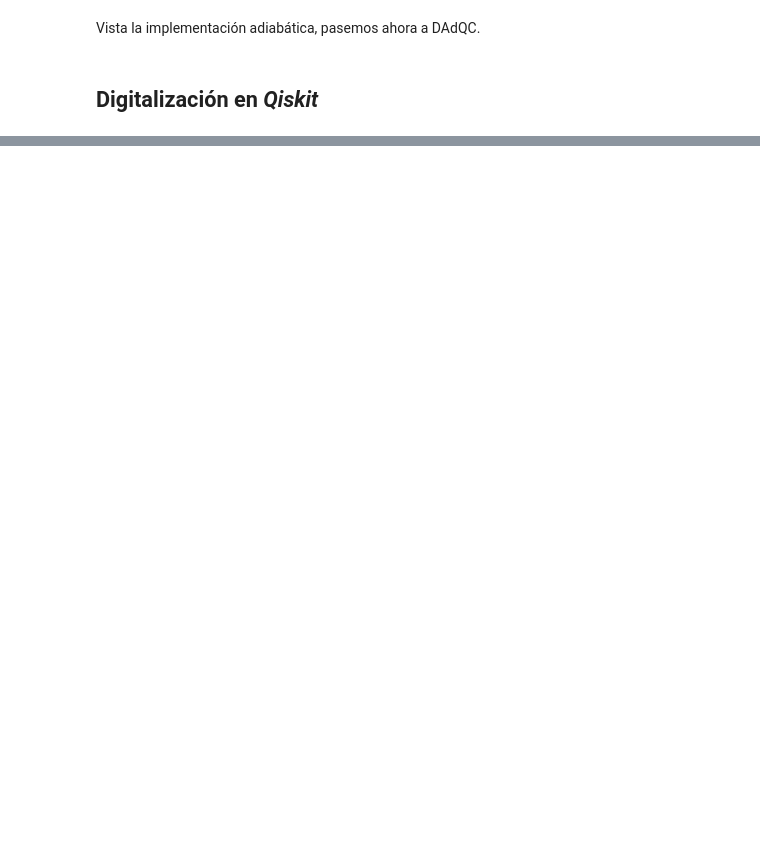
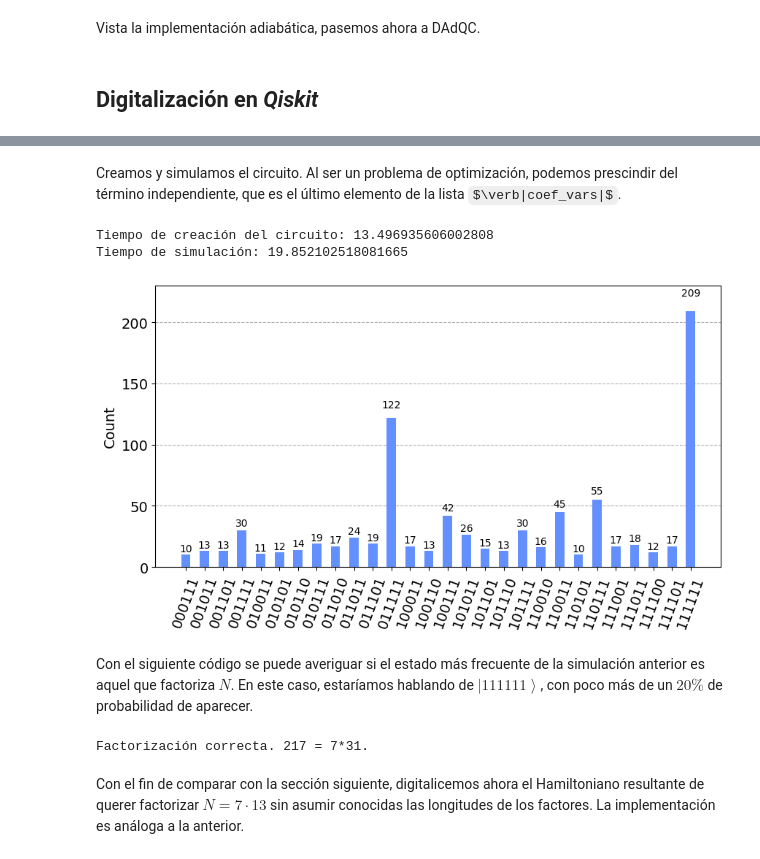
Before and after one commit to Mariomc10/C-digos_TFM, a Jupyter notebook: Shor_Adiabatico.ipynb, the cells around one changed output, grey strips where cells are left out. Saved outputs shown, nothing was run; the diff lists cells and outputs as text; code cells hidden in the pictures; some formulas as TeX source; blank space fills up the shorter version.

```diff
--- a/Shor_Adiabatico.ipynb
+++ b/Shor_Adiabatico.ipynb
@@ -115,0 +255,66 @@ Vista la implementación adiabática, pasemos ahora a DAdQC.
+# %%
+T = 10                      # Tiempo final
+delta_t = 0.01              # Paso
+num_it = int(T/delta_t)     # Número de iteraciones
+hx = -1                     # Coeficiente del Hamiltoniano inicial
+omega = np.pi/(2*T)
+
+# Schedule en función de la iteración en la que se encuentra la troterización
+def lam_t(jt):
+    return np.sin(np.pi/2*np.sin(omega*jt)**2)**2
+# %% [markdown]
+Creamos y simulamos el circuito. Al ser un problema de optimización, podemos prescindir del término independiente, que es el último elemento de la lista $\verb|coef_vars|$.
+# %%
+# Circuito para la digitalización
+t0 = time()
+dig_circuit_qreg = QuantumRegister(nx+ny)
+dig_circuit_creg = ClassicalRegister(nx+ny)
+dig_circuit = QuantumCircuit(dig_circuit_qreg,dig_circuit_creg)
+
+# Comenzamos con el estado fundamental del Hamiltoniano inicial
+dig_circuit.h(dig_circuit_qreg)
+
+# Troterización
+for i in [delta_t*i for i in range(1,num_it+1)]:
+    dig_circuit.rx(2*(1-lam_t(i))*hx*delta_t,dig_circuit_qreg)
+    dig_circuit.barrier()
+    for coef, vars in coef_vars[:-1]:                                                                                # No tomamos el término independiente del Hamiltoniano
+        dig_circuit.append(puerta_coef(int(coef)*lam_t(i)*delta_t,len(vars)),[dig_circuit_qreg[i-1] for i in vars])
+        dig_circuit.barrier()
+
+# Mediciones
+dig_circuit.measure(dig_circuit_qreg,dig_circuit_creg)
+t1 = time()-t0
+print("Tiempo de creación del circuito:",t1)
+
+# Simulación en qasm_simulator
+t0 = time()
+backend = Aer.get_backend("qasm_simulator")
+t_dig_circ = transpile(dig_circuit,backend)
+
+result = backend.run(t_dig_circ,shots=1000).result()
+t1 = time()-t0
+print("Tiempo de simulación:",t1)
+
+dec_counts = {k:v for k,v in result.get_counts().items() if v >= 1000*0.01}
+
+# Mostramos los resultados que superan un 1% de los shots realizados
+display(plot_histogram(dec_counts,figsize=(10,5)))
+# %% [output]
+Tiempo de creación del circuito: 13.496935606002808
+Tiempo de simulación: 19.852102518081665
+[figure, added]
+# %% [markdown]
+Con el siguiente código se puede averiguar si el estado más frecuente de la simulación anterior es aquel que factoriza $N$. En este caso, estaríamos hablando de $\left|111111\right>$, con poco más de un $20\%$ de probabilidad de aparecer.
+# %%
+mejor_resultado = max(dec_counts,key=dec_counts.get)
+x = 2*int(mejor_resultado[0:nx],2) + 1
+y = 2*int(mejor_resultado[-1:nx-1:-1],2) + 1
+if N == x*y:
+    print(f"Factorización correcta. {N} = {x}*{y}.")
+else:
+    print(f"Factorización incorrecta. {N} != {x}*{y}.")
+# %% [output]
+Factorización correcta. 217 = 7*31.
+# %% [markdown]
+Con el fin de comparar con la sección siguiente, digitalicemos ahora el Hamiltoniano resultante de querer factorizar $N = 7\cdot 13$ sin asumir conocidas las longitudes de los factores. La implementación es análoga a la anterior.
```
Also changed, not shown: parts of 29 cells of this notebook.
